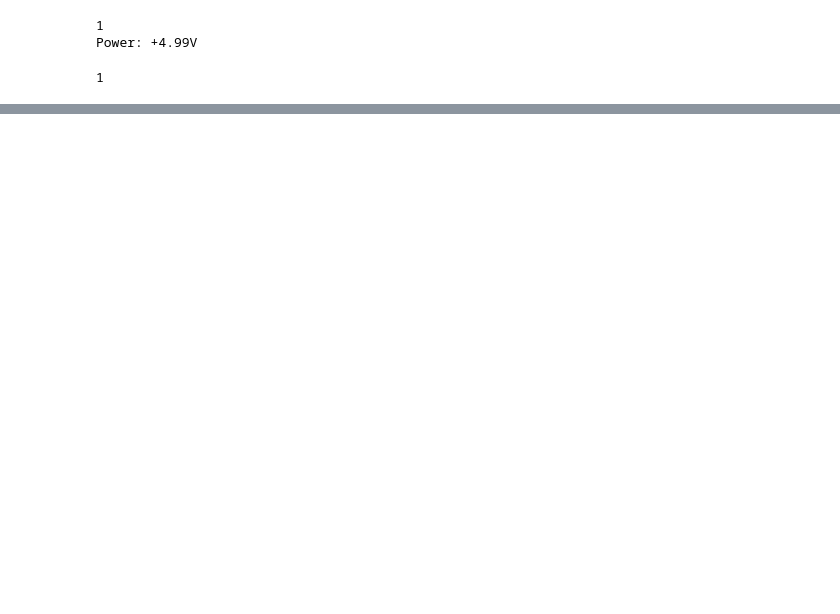
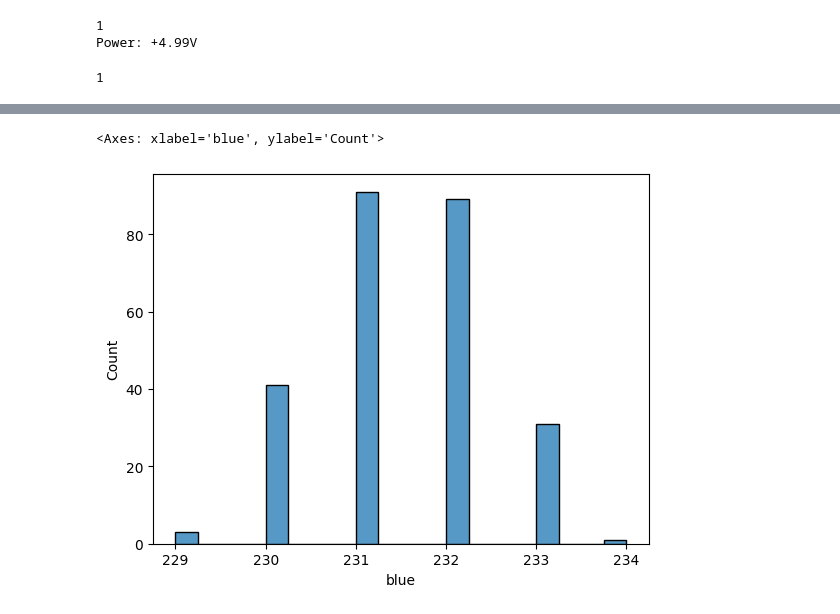
Before and after one commit to shivam-bhadani-MOSartLabs/AnalogDiscovery, a Jupyter notebook: TCS347sensor.ipynb, the cells around one changed output, grey strips where cells are left out. Saved outputs shown, nothing was run; the diff lists cells and outputs as text; code cells hidden in the pictures; blank space fills up the shorter version.

```diff
--- a/TCS347sensor.ipynb
+++ b/TCS347sensor.ipynb
@@ -131,0 +140,5 @@ Device closed
+# %%
+sns.histplot(data=df,x="blue", bins=20)
+# %% [output]
+<Axes: xlabel='blue', ylabel='Count'>
+[figure, added]
```
Also changed, not shown: parts of 9 cells of this notebook.
